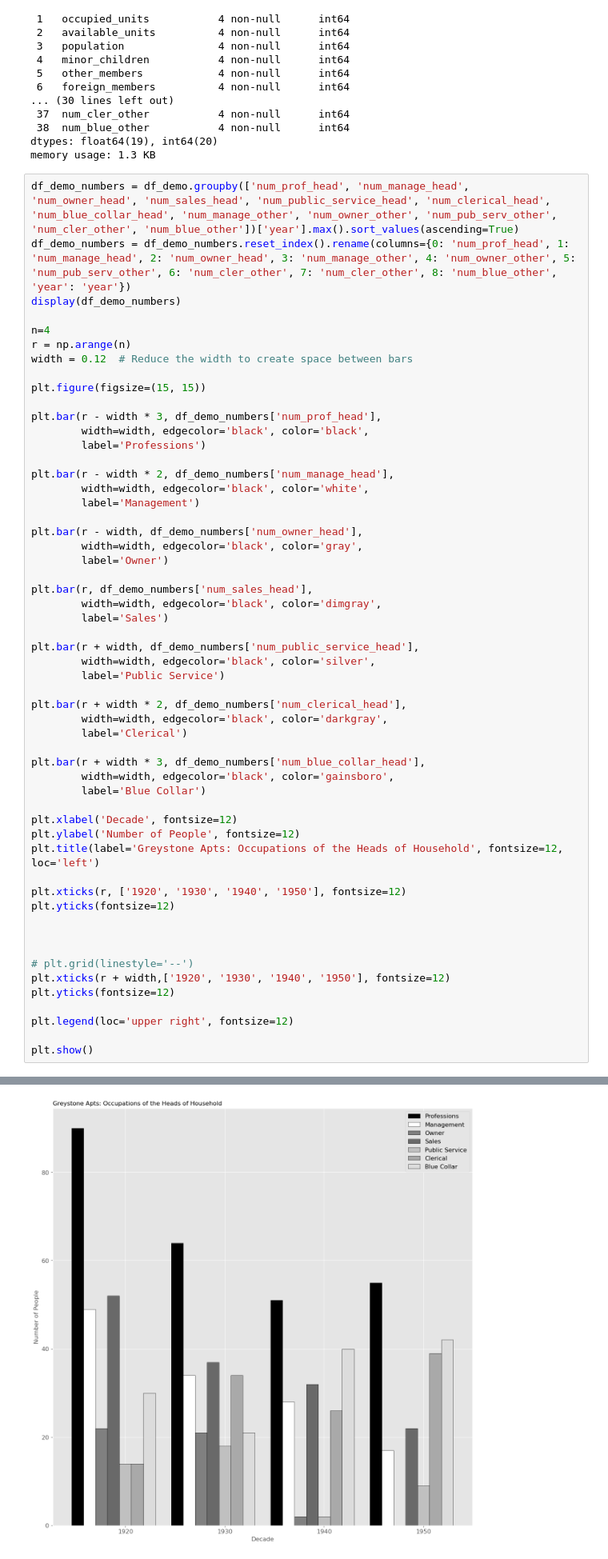
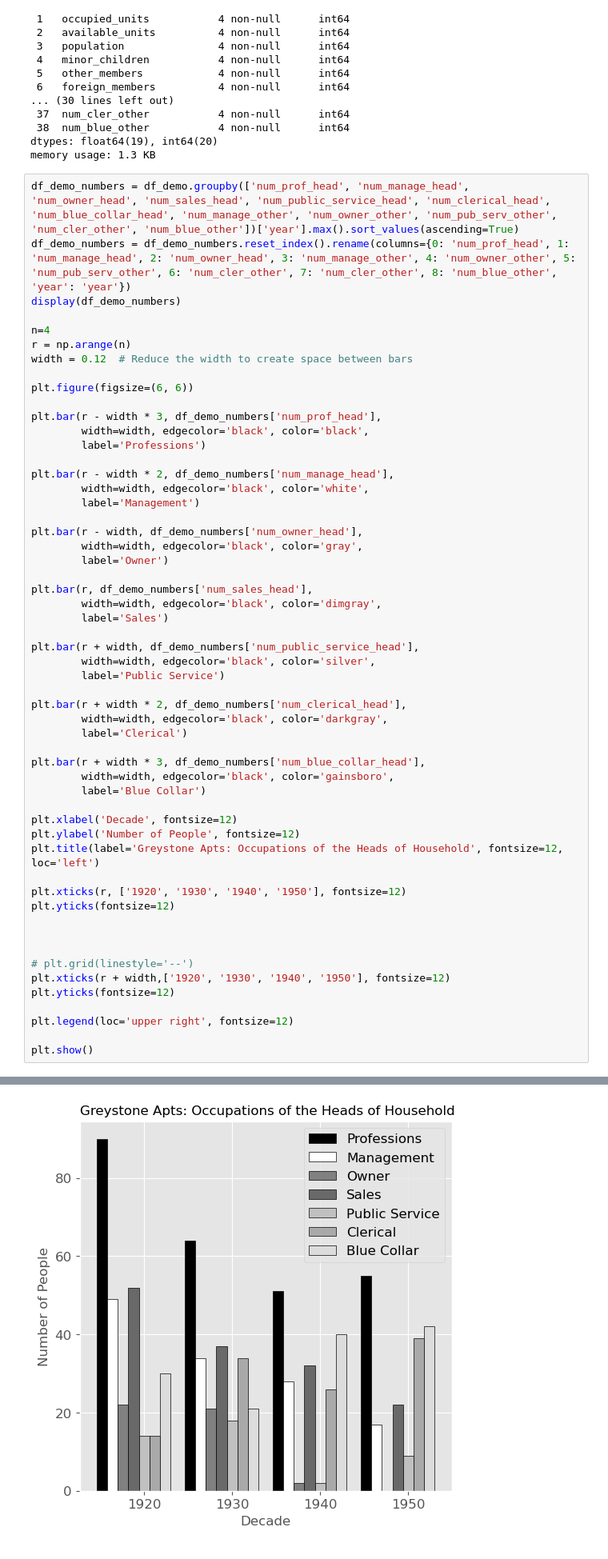
Before and after one commit to LDeYoung17/jackson-heights-analysis, a Jupyter notebook: notebooks/EDA.ipynb, the cells around one changed output, grey strips where cells are left out. Shown: that part at 80% size. Cells and saved outputs as stored; diff of their text form.

Commit message:
adjusted sizes of graphs

```diff
--- a/notebooks/EDA.ipynb
+++ b/notebooks/EDA.ipynb
@@ -289,7 +290,7 @@ n=4
 r = np.arange(n)
 width = 0.12  # Reduce the width to create space between bars
 
-plt.figure(figsize=(15, 15))
+plt.figure(figsize=(6, 6))
 
 plt.bar(r - width * 3, df_demo_numbers['num_prof_head'],
         width=width, edgecolor='black', color='black',
@@ -314,34 +315,34 @@ plt.bar(r + width, df_demo_numbers['num_public_service_head'],
 plt.bar(r + width * 2, df_demo_numbers['num_clerical_head'],
         width=width, edgecolor='black', color='darkgray',
         label='Clerical')
 
 plt.bar(r + width * 3, df_demo_numbers['num_blue_collar_head'],
         width=width, edgecolor='black', color='gainsboro',
         label='Blue Collar')
 
 plt.xlabel('Decade', fontsize=12)
 plt.ylabel('Number of People', fontsize=12)
 plt.title(label='Greystone Apts: Occupations of the Heads of Household', fontsize=12, loc='left')
 
 plt.xticks(r, ['1920', '1930', '1940', '1950'], fontsize=12)
 plt.yticks(fontsize=12)
 
 
 
 # plt.grid(linestyle='--')
 plt.xticks(r + width,['1920', '1930', '1940', '1950'], fontsize=12)
 plt.yticks(fontsize=12)
 
 plt.legend(loc='upper right', fontsize=12)
 
 plt.show()
 # %% [output]
 |  | num_prof_head | num_manage_head | num_owner_head | num_sales_head | num_public_service_head | ... |
 | 0 | 90 | 49 | 22 | 52 | 14 | ... |
 | 1 | 64 | 34 | 21 | 37 | 18 | ... |
 | 2 | 51 | 28 | 2 | 32 | 2 | ... |
 | 3 | 55 | 17 | 0 | 22 | 9 | ... |
-[figure, old version]
+[figure, new version]
 # %%
 n=4
 r = np.arange(n)
```
Also changed, not shown: parts of 1 cell of this notebook.
